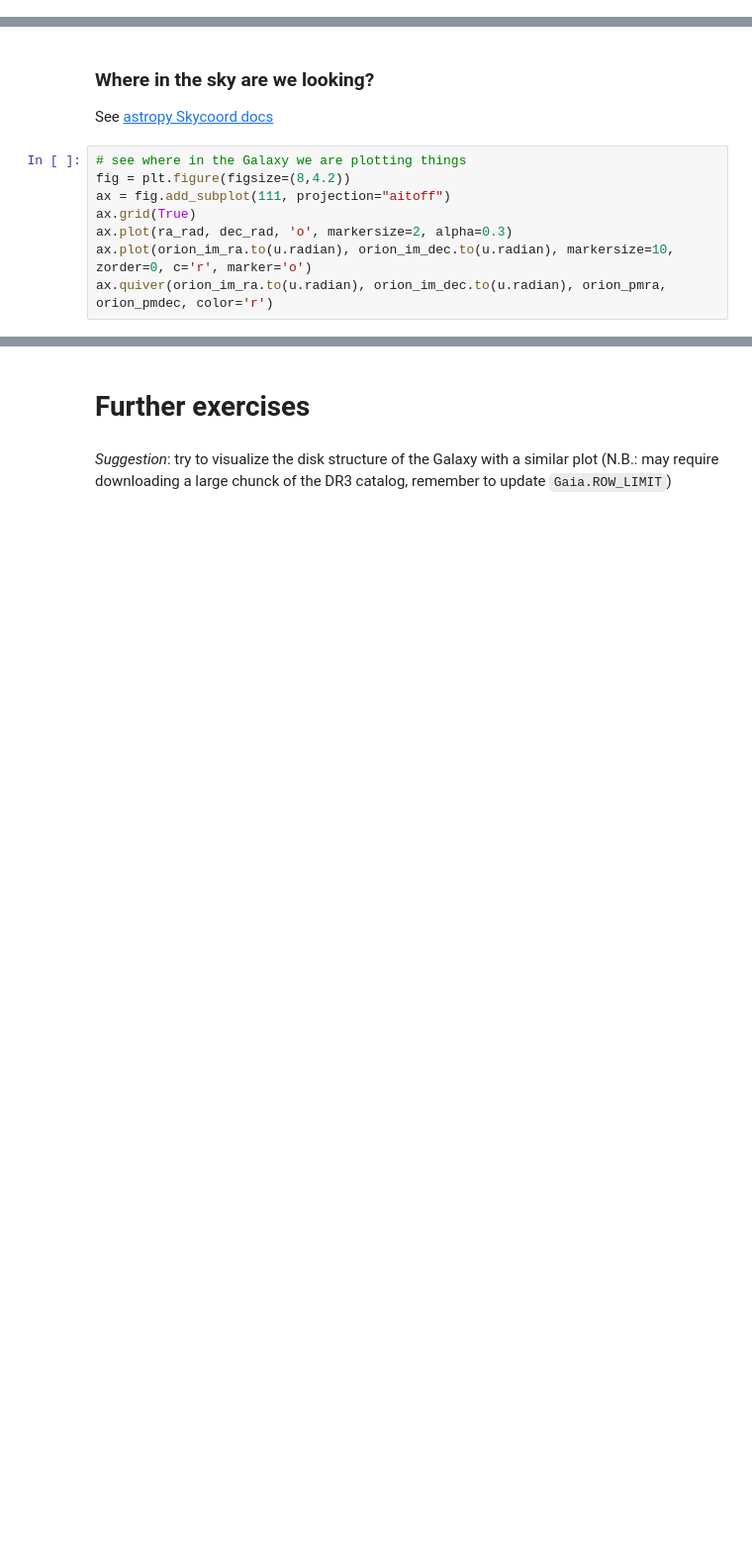
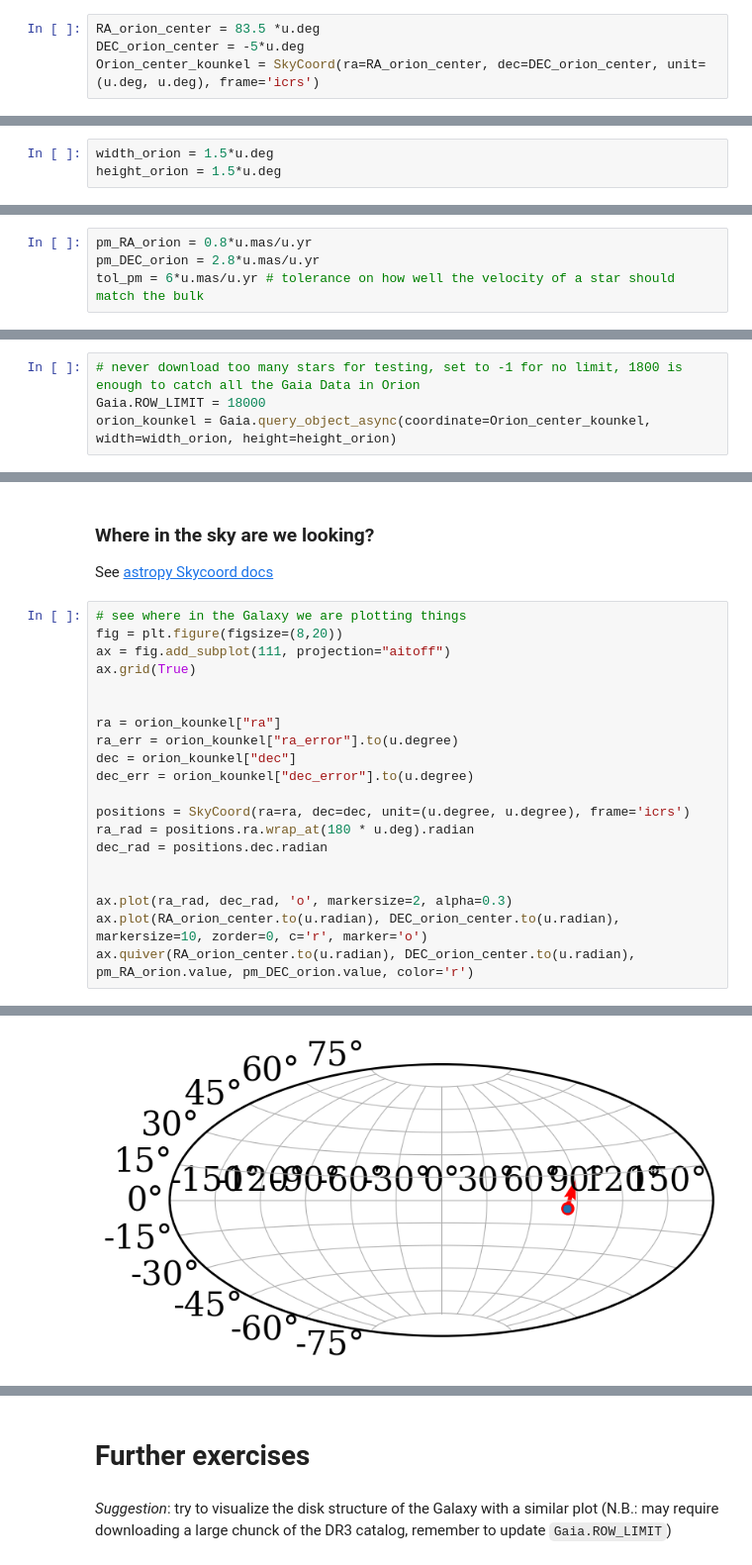
Before and after one commit to mathren/MfA_runaways, a Jupyter notebook: playground/explore_Gaia_dr3_catalog.ipynb, the cells around one changed output, grey strips where cells are left out. Shown at 99% size. Saved outputs shown, nothing was run; the diff lists cells and outputs as text; blank space fills up the shorter version.

```diff
--- a/playground/explore_Gaia_dr3_catalog.ipynb
+++ b/playground/explore_Gaia_dr3_catalog.ipynb
@@ -175,0 +118,4 @@ ax.set_ylabel(r"DEC [deg]")
+# %%
+RA_orion_center = 83.5 *u.deg
+DEC_orion_center = -5*u.deg
+Orion_center_kounkel = SkyCoord(ra=RA_orion_center, dec=DEC_orion_center, unit=(u.deg, u.deg), frame='icrs')
@@ -175,0 +127,3 @@ ax.set_ylabel(r"DEC [deg]")
+# %%
+width_orion = 1.5*u.deg
+height_orion = 1.5*u.deg
@@ -175,0 +134,4 @@ ax.set_ylabel(r"DEC [deg]")
+# %%
+pm_RA_orion = 0.8*u.mas/u.yr
+pm_DEC_orion = 2.8*u.mas/u.yr
+tol_pm = 6*u.mas/u.yr # tolerance on how well the velocity of a star should match the bulk
@@ -175,0 +151,4 @@ ax.set_ylabel(r"DEC [deg]")
+# %%
+# never download too many stars for testing, set to -1 for no limit, 1800 is enough to catch all the Gaia Data in Orion
+Gaia.ROW_LIMIT = 18000
+orion_kounkel = Gaia.query_object_async(coordinate=Orion_center_kounkel, width=width_orion, height=height_orion)
@@ -239,9 +310,22 @@ ax.set_ylabel(r"Relative $\mu_\mathrm{DEC} \ [\mathrm{mas\ yr^{-1}}]$")
 See [astropy Skycoord docs](https://docs.astropy.org/en/stable/coordinates/skycoord.html)
 # %%
 # see where in the Galaxy we are plotting things
-fig = plt.figure(figsize=(8,4.2))
+fig = plt.figure(figsize=(8,20))
 ax = fig.add_subplot(111, projection="aitoff")
 ax.grid(True)
+
+
+ra = orion_kounkel["ra"]
+ra_err = orion_kounkel["ra_error"].to(u.degree)
+dec = orion_kounkel["dec"]
+dec_err = orion_kounkel["dec_error"].to(u.degree)
+
+positions = SkyCoord(ra=ra, dec=dec, unit=(u.degree, u.degree), frame='icrs')
+ra_rad = positions.ra.wrap_at(180 * u.deg).radian
+dec_rad = positions.dec.radian
+
+
 ax.plot(ra_rad, dec_rad, 'o', markersize=2, alpha=0.3)
-ax.plot(orion_im_ra.to(u.radian), orion_im_dec.to(u.radian), markersize=10, zorder=0, c='r', marker='o')
-ax.quiver(orion_im_ra.to(u.radian), orion_im_dec.to(u.radian), orion_pmra, orion_pmdec, color='r')
+ax.plot(RA_orion_center.to(u.radian), DEC_orion_center.to(u.radian), markersize=10, zorder=0, c='r', marker='o')
+ax.quiver(RA_orion_center.to(u.radian), DEC_orion_center.to(u.radian), pm_RA_orion.value, pm_DEC_orion.value, color='r')
+# %% [output]
@@ -247,0 +333 @@ ax.quiver(orion_im_ra.to(u.radian), orion_im_dec.to(u.radian), orion_pmra, orion
+[figure, added]
```
Also changed, not shown: parts of 43 cells of this notebook, 2 other files.
